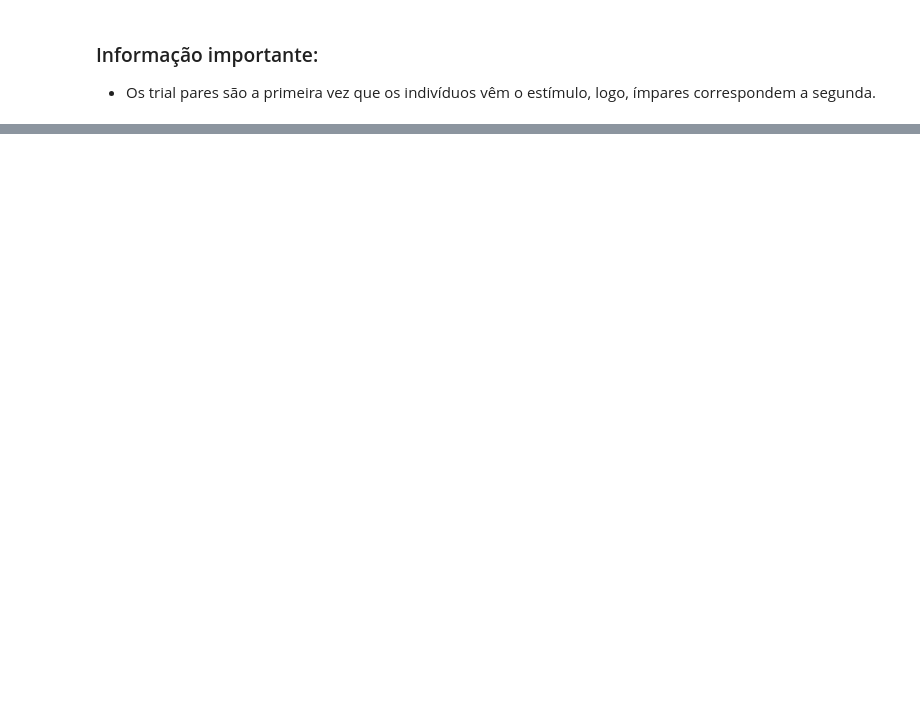
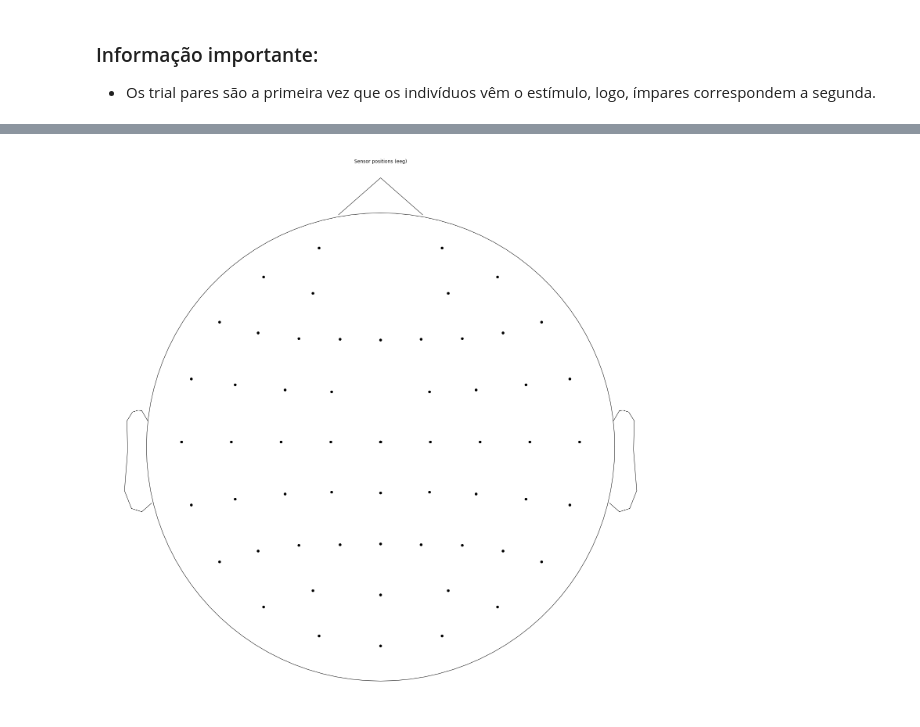
Before and after one commit to bruAristimunha/Across-Modalities, a Jupyter notebook: Leitura.ipynb, the cells around one changed output, grey strips where cells are left out. Saved outputs shown, nothing was run; the diff lists cells and outputs as text; code cells hidden in the pictures; blank space fills up the shorter version.

```diff
--- a/Leitura.ipynb
+++ b/Leitura.ipynb
@@ -125 +61,6 @@ axs = aud[0].plot(scalings={"eeg": 1000e-1},
+# %%
+aud[0].plot_sensors()
+plt.show()
+# %% [output]
+[figure, added]
 # %%
```
Also changed, not shown: parts of 11 cells of this notebook.
